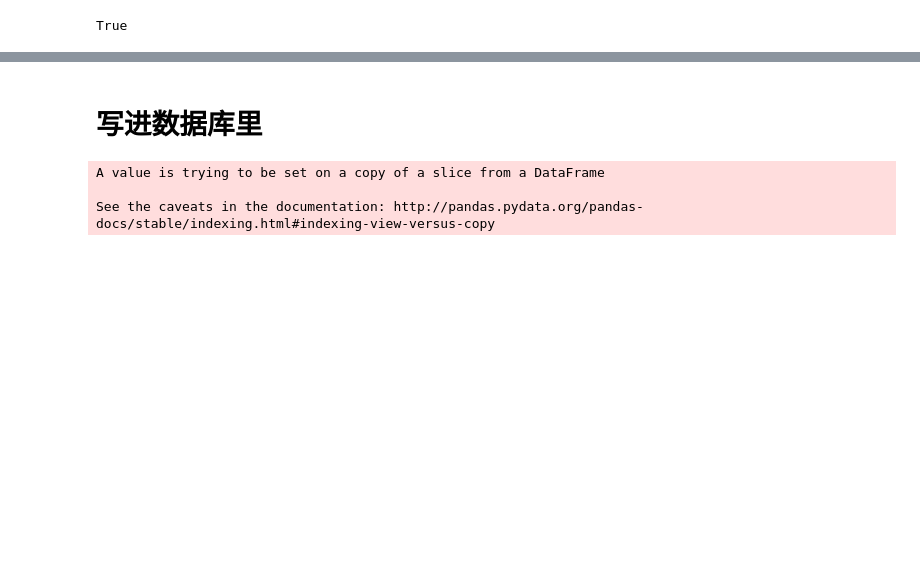
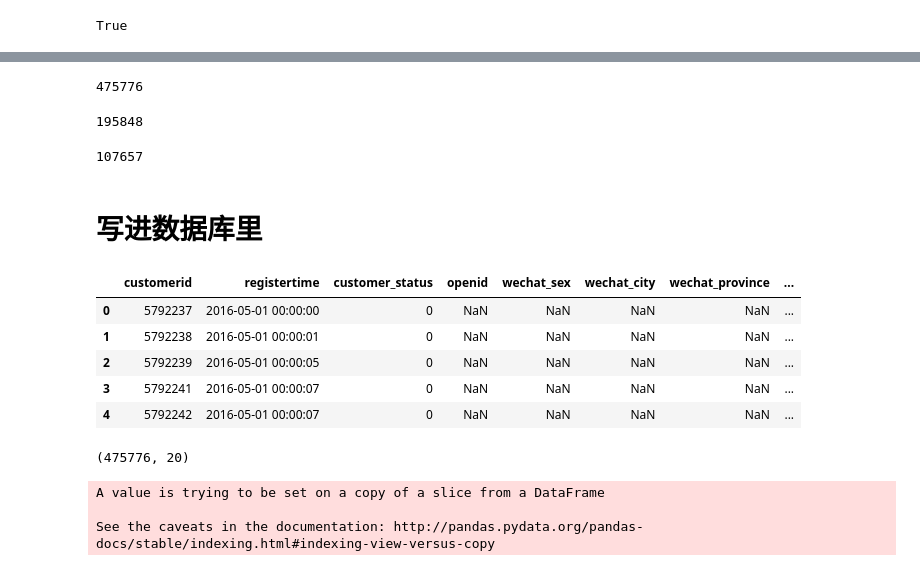
Before and after one commit to charlenellll/km, a Jupyter notebook: User_Info_Splited.ipynb, the cells around one changed output, grey strips where cells are left out. Cells and saved outputs as stored; diff of their text form; code cells hidden in the pictures; blank space fills up the shorter version.

Commit message:
Merged user basic info together

```diff
--- a/User_Info_Splited.ipynb
+++ b/User_Info_Splited.ipynb
@@ -536,2 +635,14 @@ memory usage: 33.4+ MB
+# %%
+len(pd.value_counts(df['customerid']))
+# %% [output]
+475776
+# %%
+len(pd.value_counts(df['openid']))
+# %% [output]
+195848
+# %%
+len(pd.value_counts(df['kmid']))
+# %% [output]
+107657
 # %% [markdown]
 # 写进数据库里
@@ -538,3 +684,23 @@ memory usage: 33.4+ MB
+# %%
+conn = pymysql.connect(host=mysql_host,
+                                  port=mysql_port,
+                                  user=mysql_user,
+                                  password=mysql_password,
+                                  db=mysql_db,
+                                  charset=mysql_charset)
+cur = conn.cursor()
+sql = 'insert into ljl_user_info1()'
+# %% [output]
+|  | customerid | registertime | customer_status | openid | wechat_sex | wechat_city | wechat_province | ... |
+| 0 | 5792237 | 2016-05-01 00:00:00 | 0 | NaN | NaN | NaN | NaN | ... |
+| 1 | 5792238 | 2016-05-01 00:00:01 | 0 | NaN | NaN | NaN | NaN | ... |
+| 2 | 5792239 | 2016-05-01 00:00:05 | 0 | NaN | NaN | NaN | NaN | ... |
+| 3 | 5792241 | 2016-05-01 00:00:07 | 0 | NaN | NaN | NaN | NaN | ... |
+| 4 | 5792242 | 2016-05-01 00:00:07 | 0 | NaN | NaN | NaN | NaN | ... |
+# %%
+df.shape
+# %% [output]
+(475776, 20)
 # %%
 conn = pymysql.connect(host=mysql_host,
                                   port=mysql_port,
```
Also changed, not shown: parts of 50 cells of this notebook, 1 other file.
